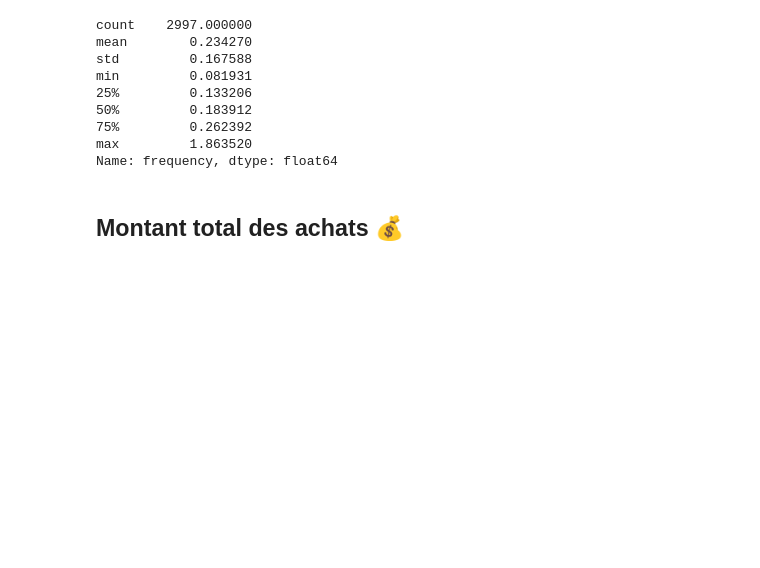
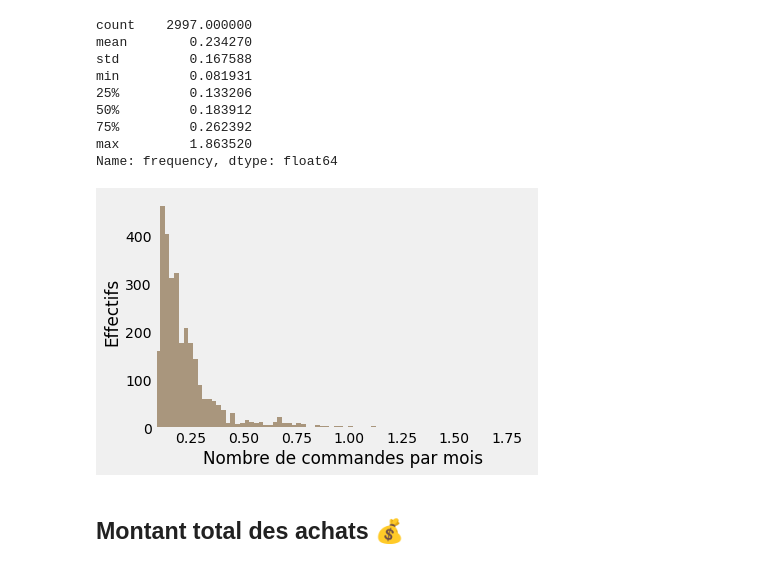
Before and after one commit to khub41/OC_P05, a Jupyter notebook: analyse_exploratoire.ipynb, the cells around one changed output. Saved outputs shown, nothing was run; the diff lists cells and outputs as text; code cells hidden in the pictures; blank space fills up the shorter version.

```diff
--- a/analyse_exploratoire.ipynb
+++ b/analyse_exploratoire.ipynb
@@ -370,6 +432,19 @@ min         0.081931
 75%         0.262392
 max         1.863520
 Name: frequency, dtype: float64
+# %%
+plt.hist(data.frequency,
+                       bins=80,
+                       color="#8c704d",
+                       alpha=0.7)
+# plt.xticks(np.arange(0,1.1,0.1), rotation=90)
+plt.xlim([data.frequency.min(),data.frequency.max()])
+plt.grid(False, axis='both')
+plt.xlabel("Nombre de commandes par mois")
+plt.ylabel("Effectifs")
+plt.savefig('plots/frequence.png',  bbox_inches='tight', dpi=360)
+# %% [output]
+[figure, added]
 # %% [markdown]
 <a id='montant'></a>
 ## Montant total des achats 💰
```
Also changed, not shown: parts of 19 cells of this notebook, 1 other file.
